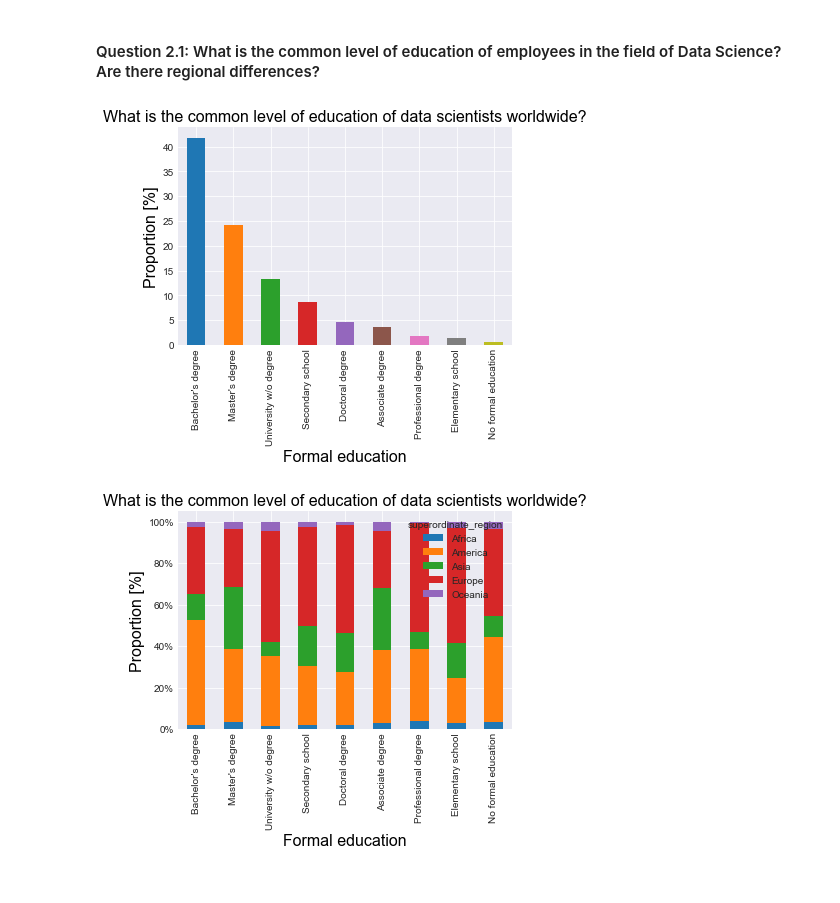
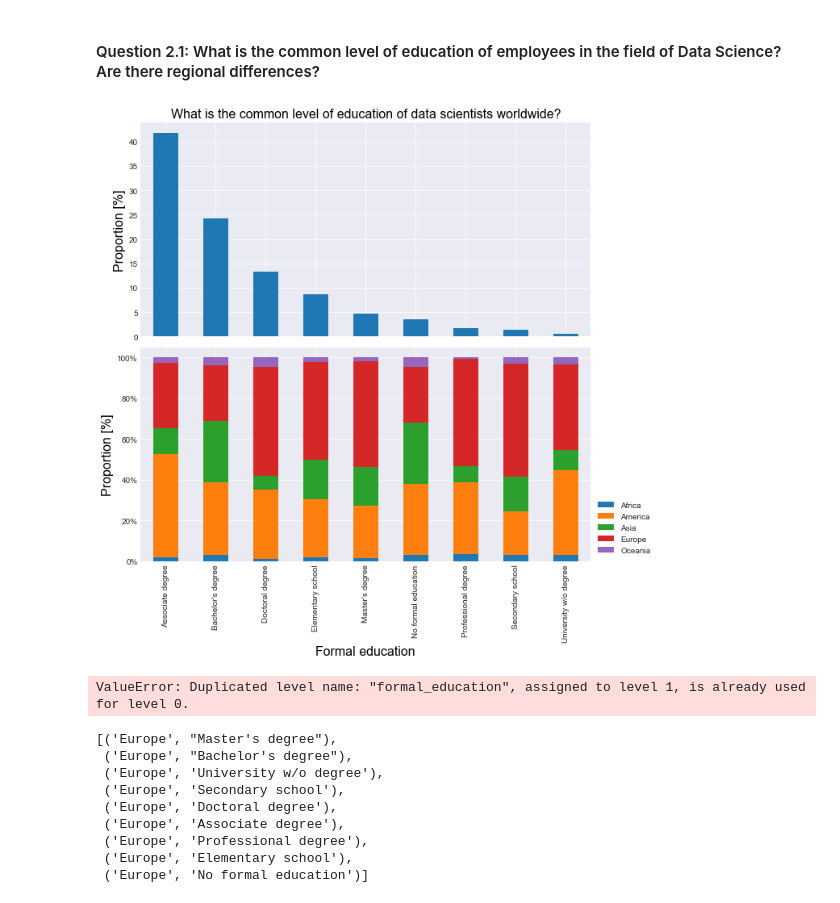
Before and after one commit to oliverkroening/Udacity_DSND_Project04, a Jupyter notebook: Data_Science_Europe.ipynb, the cells around one changed output. Drawn from its saved outputs; the diff is of its cells as text; code cells hidden in the pictures.

Commit message:
visualized q2.1

```diff
--- a/Data_Science_Europe.ipynb
+++ b/Data_Science_Europe.ipynb
@@ -1632,26 +1632,62 @@ plt.savefig('Q1.3_numDS_time_top10.png', dpi = 400, quality = 100)
 # %%
 # plot bar chart of level of formal education
 formaledu_vals = ds_q2_df.formal_education.value_counts()
 formaledu_vals*=100
-(formaledu_vals/ds_q2_df.shape[0]).plot(kind="bar");
-plt.title("What is the common level of education of data scientists worldwide?", fontdict=font);
+f, (ax1, ax2) = plt.subplots(2, 1, sharex=True, figsize=(10,10))
+f.subplots_adjust(hspace=0.05)
+ax1.bar(formaledu_vals.index,formaledu_vals/ds_q2_df.shape[0], width=0.5);
+ax1.set_title("What is the common level of education of data scientists worldwide?", fontdict=font);
+ax1.set_ylabel('Proportion [%]', fontdict=font);
+ds_q2_df.groupby(['formal_education'])['superordinate_region'].value_counts().groupby(level=0).apply(
+    lambda x: 100 * x / x.sum()
+).unstack().plot(ax=ax2, kind='bar',stacked=True, width = 0.5)
+
+plt.gca().yaxis.set_major_formatter(mtick.PercentFormatter())
 plt.xlabel('Formal education', fontdict=font)
-locs, labels = plt.xticks()
-plt.ylabel('Proportion [%]', fontdict=font);
+plt.ylabel('Proportion [%]', fontdict=font)
+plt.legend(bbox_to_anchor=(1, 0), loc='lower left', ncol=1)
+f.savefig('Q2.1_formal_education_all.png', dpi = 400, quality = 100);
 # %% [output]
-[figure, old version]
+[figure, new version]
-# %%
-# plot bar chart of level of formal education
-
-ds_q2_df.groupby(['formal_education'])['superordinate_region'].value_counts().groupby(level=0).apply(
-    lambda x: 100 * x / x.sum()
-).unstack().plot(kind='bar',stacked=True)
-
-plt.gca().yaxis.set_major_formatter(mtick.PercentFormatter())
-plt.title("What is the common level of education of data scientists worldwide?", fontdict=font);
-plt.xlabel('Formal education', fontdict=font)
-plt.ylabel('Proportion [%]', fontdict=font);
-plt.xticks(locs,labels)
-plt.show()
-# %% [output]
-[figure, removed]
+# %%
+# create a pie chart for the formal education of data science jobs in Europe
+# influenced by: https://stackoverflow.com/questions/49199164/increasing-pie-chart-size-with-matplotlib-radius-parameter-appears-to-do-nothin
+
+y1 = ds_q2_df[ds_q2_df['superordinate_region']=='Europe'].groupby(['superordinate_region']).formal_education.value_counts()/ds_q2_df[ds_q2_df['superordinate_region']=='Europe'].groupby(['superordinate_region']).formal_education.count()
+
+labels = list(y1.index)
+
+fig1, ax = plt.subplots(figsize=(9, 6))
+fig1.subplots_adjust(0.3,0,1,1)
+
+_, _ = ax.pie(y1, startangle=90, colors=colors)
+
+ax.axis('equal')
+
+total = sum(y1)
+plt.legend(
+    loc='upper left',
+    labels=['%s, %1.1f%%' % (
+        l, (float(s) / total) * 100) for l, s in zip(labels, y1)],
+    prop={'size': 11},
+    bbox_to_anchor=(0.0, 1),
+    bbox_transform=fig1.transFigure
+)
+
+# save figure
+plt.savefig('Q1.2_propDS_pie.png', dpi = 400, quality = 100)
+# %% [output]
+ValueError: Duplicated level name: "formal_education", assigned to level 1, is already used for level 0.
+# %%
+y1 = ds_q2_df[ds_q2_df['superordinate_region']=='Europe'].groupby(['superordinate_region']).formal_education.value_counts()/ds_q2_df[ds_q2_df['superordinate_region']=='Europe'].groupby(['superordinate_region']).formal_education.count()
+list(y1.index)
+# %% [output]
+[('Europe', "Master's degree"),
+ ('Europe', "Bachelor's degree"),
+ ('Europe', 'University w/o degree'),
+ ('Europe', 'Secondary school'),
+ ('Europe', 'Doctoral degree'),
+ ('Europe', 'Associate degree'),
+ ('Europe', 'Professional degree'),
+ ('Europe', 'Elementary school'),
+ ('Europe', 'No formal education')]
```
Also changed, not shown: parts of 4 cells of this notebook.
